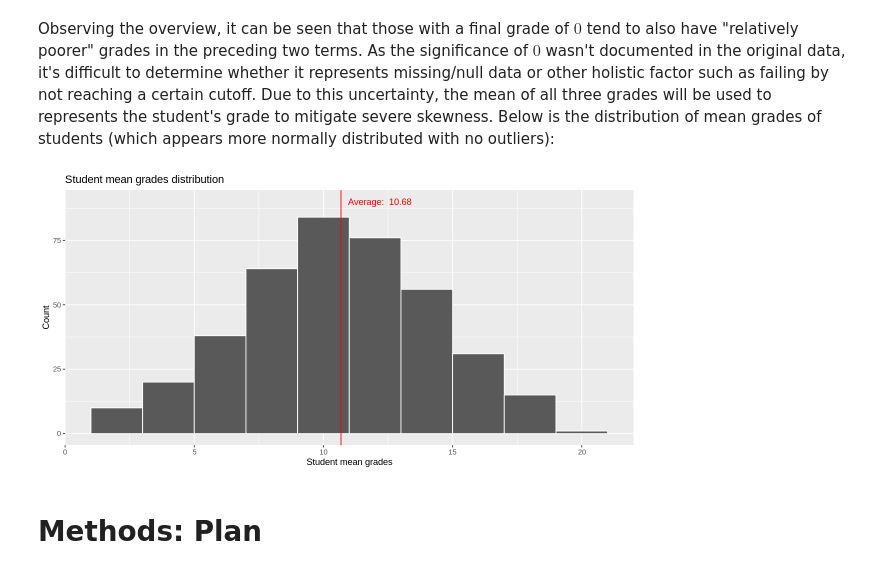
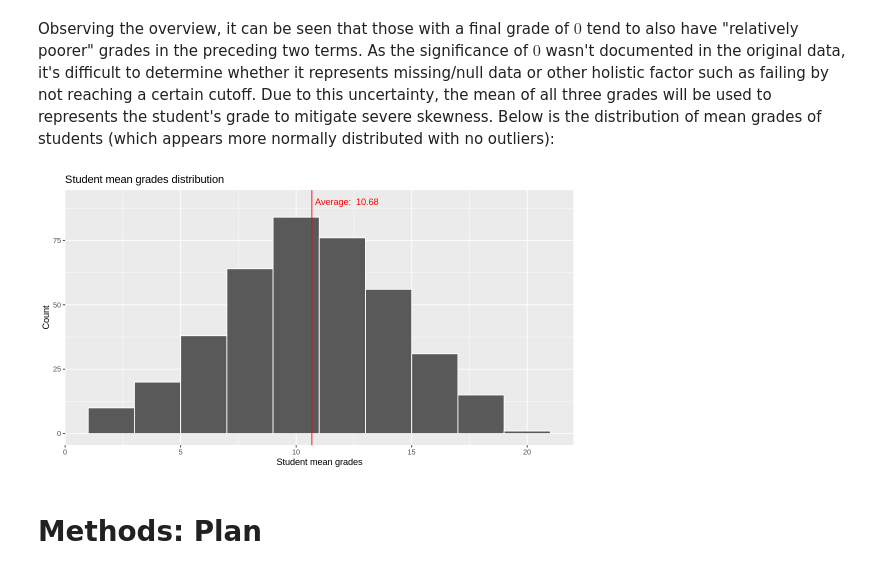
Before and after one commit to j-ackyao/STAT-Inference, a Jupyter notebook: STAT201_Project_Proposal.ipynb, the cells around one changed output. Drawn from its saved outputs; the diff is of its cells as text; code cells hidden in the pictures.

```diff
--- a/STAT201_Project_Proposal.ipynb
+++ b/STAT201_Project_Proposal.ipynb
@@ -173,23 +175,24 @@ A tibble: 10 × 6
 # %% [markdown]
 Observing the overview, it can be seen that those with a final grade of $0$ tend to also have "relatively poorer" grades in the preceding two terms. As the significance of $0$ wasn't documented in the original data, it's difficult to determine whether it represents missing/null data or other holistic factor such as failing by not reaching a certain cutoff. Due to this uncertainty, the mean of all three grades will be used to represents the student's grade to mitigate severe skewness. Below is the distribution of mean grades of students (which appears more normally distributed with no outliers):
 # %%
-options(repr.plot.width = 10, repr.plot.height = 5)
+options(repr.plot.width = 9, repr.plot.height = 5)
 
 student_data <- student_data |>
     mutate(average_grade = (term_1_grade + term_2_grade + final_grade) / 3)
 
 student_grade_plot <- student_data |>
     ggplot(aes(x = average_grade)) +
     geom_histogram(binwidth = 2, color = 'white') +
     geom_vline(aes(xintercept = mean(average_grade)), color = 'red') +
-    annotate("text", label = paste("Average: ", round(mean(student_data$average_grade), digits = 2)), x = mean(student_data$average_grade) + 1.5, y = 90, color = 'red') +
+    annotate("text", label = paste("Average: ", round(mean(student_data$average_grade), digits = 2)),
+             x = mean(student_data$average_grade) + 1.5, y = 90, color = 'red') +
     ggtitle("Student mean grades distribution") +
     xlab("Student mean grades") +
     ylab("Count")
 
 student_grade_plot
 # %% [output]
-[figure, old version]
+[figure, new version]
 # %% [markdown]
 # Methods: Plan
 # %% [markdown]
```
Also changed, not shown: parts of 3 cells of this notebook.
